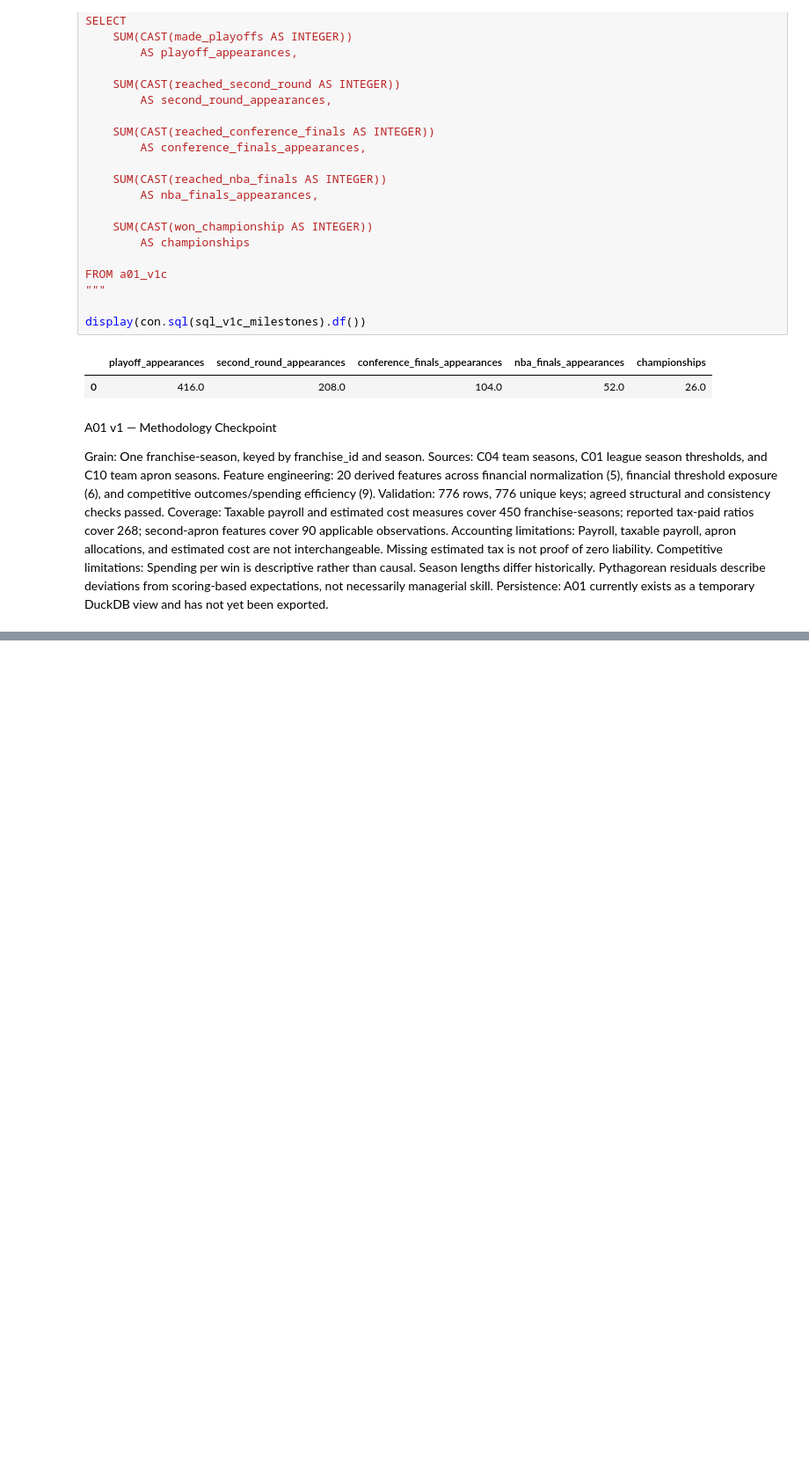
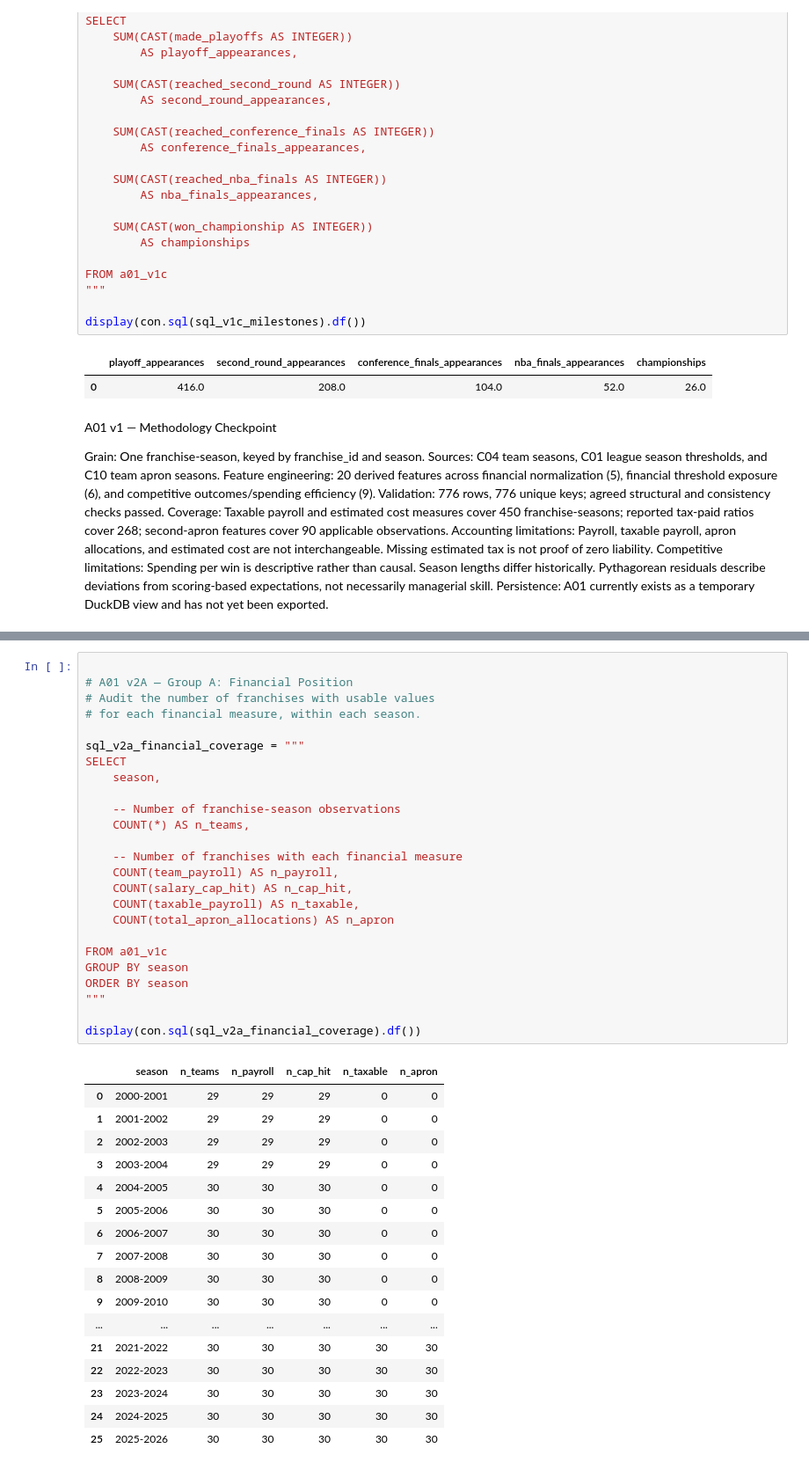
Before and after one commit to jtran226/nba_economics, a Jupyter notebook: notebooks/a01_franchise_season_build.ipynb, the cells around one changed output, grey strips where cells are left out. Shown at 88% size. Saved outputs shown, nothing was run; the diff lists cells and outputs as text; blank space fills up the shorter version.

```diff
--- a/notebooks/a01_franchise_season_build.ipynb
+++ b/notebooks/a01_franchise_season_build.ipynb
@@ -1301,0 +1326,43 @@ Persistence: A01 currently exists as a temporary DuckDB view and has not yet bee
+# %%
+
+# A01 v2A — Group A: Financial Position
+# Audit the number of franchises with usable values
+# for each financial measure, within each season.
+
+sql_v2a_financial_coverage = """
+SELECT
+    season,
+
+    -- Number of franchise-season observations
+    COUNT(*) AS n_teams,
+
+    -- Number of franchises with each financial measure
+    COUNT(team_payroll) AS n_payroll,
+    COUNT(salary_cap_hit) AS n_cap_hit,
+    COUNT(taxable_payroll) AS n_taxable,
+    COUNT(total_apron_allocations) AS n_apron
+
+FROM a01_v1c
+GROUP BY season
+ORDER BY season
+"""
+
+display(con.sql(sql_v2a_financial_coverage).df())
+# %% [output]
+|  | season | n_teams | n_payroll | n_cap_hit | n_taxable | n_apron |
+| 0 | 2000-2001 | 29 | 29 | 29 | 0 | 0 |
+| 1 | 2001-2002 | 29 | 29 | 29 | 0 | 0 |
+| 2 | 2002-2003 | 29 | 29 | 29 | 0 | 0 |
+| 3 | 2003-2004 | 29 | 29 | 29 | 0 | 0 |
+| 4 | 2004-2005 | 30 | 30 | 30 | 0 | 0 |
+| 5 | 2005-2006 | 30 | 30 | 30 | 0 | 0 |
+| 6 | 2006-2007 | 30 | 30 | 30 | 0 | 0 |
+| 7 | 2007-2008 | 30 | 30 | 30 | 0 | 0 |
+| 8 | 2008-2009 | 30 | 30 | 30 | 0 | 0 |
+| 9 | 2009-2010 | 30 | 30 | 30 | 0 | 0 |
+| ... | ... | ... | ... | ... | ... | ... |
+| 21 | 2021-2022 | 30 | 30 | 30 | 30 | 30 |
+| 22 | 2022-2023 | 30 | 30 | 30 | 30 | 30 |
+| 23 | 2023-2024 | 30 | 30 | 30 | 30 | 30 |
+| 24 | 2024-2025 | 30 | 30 | 30 | 30 | 30 |
+| 25 | 2025-2026 | 30 | 30 | 30 | 30 | 30 |
```
Also changed, not shown: parts of 20 cells of this notebook, 1 other file.
